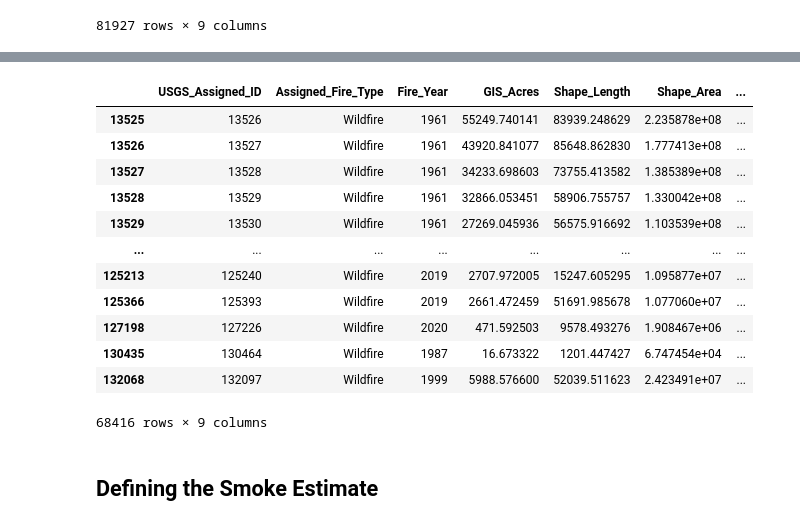
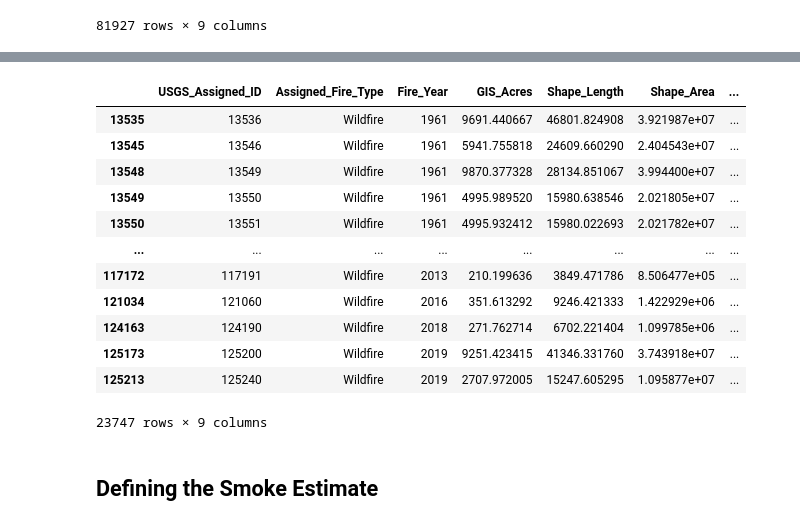
Before and after one commit to voglerdaniel/data-512-final-project, a Jupyter notebook: code/combining_distance_and_aqi.ipynb, the cells around one changed output, grey strips where cells are left out. Saved outputs shown, nothing was run; the diff lists cells and outputs as text; code cells hidden in the pictures.

```diff
--- a/code/combining_distance_and_aqi.ipynb
+++ b/code/combining_distance_and_aqi.ipynb
@@ -14,6 +14,7 @@ for feature in feature_list:
 # %%
 import geopandas as gpd
 from shapely.geometry import Polygon
+
 
 def convert_to_geodataframe(feature_list):
     processed_features = []
@@ -30,17 +31,20 @@ def convert_to_geodataframe(feature_list):
                 processed_features.append({**attributes, 'geometry': polygon})
 
             except Exception as e:
-                print(f"Problem with geometry for OBJECTID {attributes.get('OBJECTID')}: {e}")
+                print(f"Problem with geometry for OBJECTID {
+                      attributes.get('OBJECTID')}: {e}")
 
-        elif geometry and 'curveRings'in geometry:
+        elif geometry and 'curveRings' in geometry:
             try:
                 polygon = Polygon(geometry['curveRings'][0])
                 processed_features.append({**attributes, 'geometry': polygon})
 
             except Exception as e:
-                print(f"Problem with geometry for OBJECTID {attributes.get('OBJECTID')}: {e}")
+                print(f"Problem with geometry for OBJECTID {
+                      attributes.get('OBJECTID')}: {e}")
         else:
-            print(f"Skipping feature with OBJECTID {attributes.get('OBJECTID')}: No 'rings' found. Instead, got: {geometry}\n")
+            print(f"Skipping feature with OBJECTID {attributes.get(
+                'OBJECTID')}: No 'rings' found. Instead, got: {geometry}\n")
 
     gdf = gpd.GeoDataFrame(processed_features, geometry='geometry')
     return gdf
@@ -155,3 +159,12 @@ wildfires_within_1800_mi
 | 130435 | 130464 | Wildfire | 1987 | 16.673322 | 1201.447427 | 6.747454e+04 | ... |
 | 132068 | 132097 | Wildfire | 1999 | 5988.576600 | 52039.511623 | 2.423491e+07 | ... |
 81927 rows × 9 columns
+# %%
+CLOSER_FIRE_CUTOFF = 650
+
+wildfires_within_650_mi = (
+    wildfires_within_1800_mi
+    .pipe(lambda x: x[x["centroid_distance_to_pueblo"] <= CLOSER_FIRE_CUTOFF])
+)
+
+wildfires_within_650_mi
@@ -158,26 +185,26 @@ wildfires_within_1800_mi
 # %%
 YEAR_CUTOFF = 1961
 
 close_wildfires_since1961 = (
-    wildfires_within_1800_mi
+    wildfires_within_650_mi
     .pipe(lambda x: x[x["Fire_Year"] >= YEAR_CUTOFF])
 )
 
 close_wildfires_since1961
 # %% [output]
 |  | USGS_Assigned_ID | Assigned_Fire_Type | Fire_Year | GIS_Acres | Shape_Length | Shape_Area | ... |
-| 13525 | 13526 | Wildfire | 1961 | 55249.740141 | 83939.248629 | 2.235878e+08 | ... |
-| 13526 | 13527 | Wildfire | 1961 | 43920.841077 | 85648.862830 | 1.777413e+08 | ... |
-| 13527 | 13528 | Wildfire | 1961 | 34233.698603 | 73755.413582 | 1.385389e+08 | ... |
-| 13528 | 13529 | Wildfire | 1961 | 32866.053451 | 58906.755757 | 1.330042e+08 | ... |
-| 13529 | 13530 | Wildfire | 1961 | 27269.045936 | 56575.916692 | 1.103539e+08 | ... |
+| 13535 | 13536 | Wildfire | 1961 | 9691.440667 | 46801.824908 | 3.921987e+07 | ... |
+| 13545 | 13546 | Wildfire | 1961 | 5941.755818 | 24609.660290 | 2.404543e+07 | ... |
+| 13548 | 13549 | Wildfire | 1961 | 9870.377328 | 28134.851067 | 3.994400e+07 | ... |
+| 13549 | 13550 | Wildfire | 1961 | 4995.989520 | 15980.638546 | 2.021805e+07 | ... |
+| 13550 | 13551 | Wildfire | 1961 | 4995.932412 | 15980.022693 | 2.021782e+07 | ... |
 | ... | ... | ... | ... | ... | ... | ... | ... |
+| 117172 | 117191 | Wildfire | 2013 | 210.199636 | 3849.471786 | 8.506477e+05 | ... |
+| 121034 | 121060 | Wildfire | 2016 | 351.613292 | 9246.421333 | 1.422929e+06 | ... |
+| 124163 | 124190 | Wildfire | 2018 | 271.762714 | 6702.221404 | 1.099785e+06 | ... |
+| 125173 | 125200 | Wildfire | 2019 | 9251.423415 | 41346.331760 | 3.743918e+07 | ... |
 | 125213 | 125240 | Wildfire | 2019 | 2707.972005 | 15247.605295 | 1.095877e+07 | ... |
-| 125366 | 125393 | Wildfire | 2019 | 2661.472459 | 51691.985678 | 1.077060e+07 | ... |
-| 127198 | 127226 | Wildfire | 2020 | 471.592503 | 9578.493276 | 1.908467e+06 | ... |
-| 130435 | 130464 | Wildfire | 1987 | 16.673322 | 1201.447427 | 6.747454e+04 | ... |
-| 132068 | 132097 | Wildfire | 1999 | 5988.576600 | 52039.511623 | 2.423491e+07 | ... |
-68416 rows × 9 columns
+23747 rows × 9 columns
 # %% [markdown]
 ## Defining the Smoke Estimate
 # %% [markdown]
```
Also changed, not shown: parts of 46 cells of this notebook.
